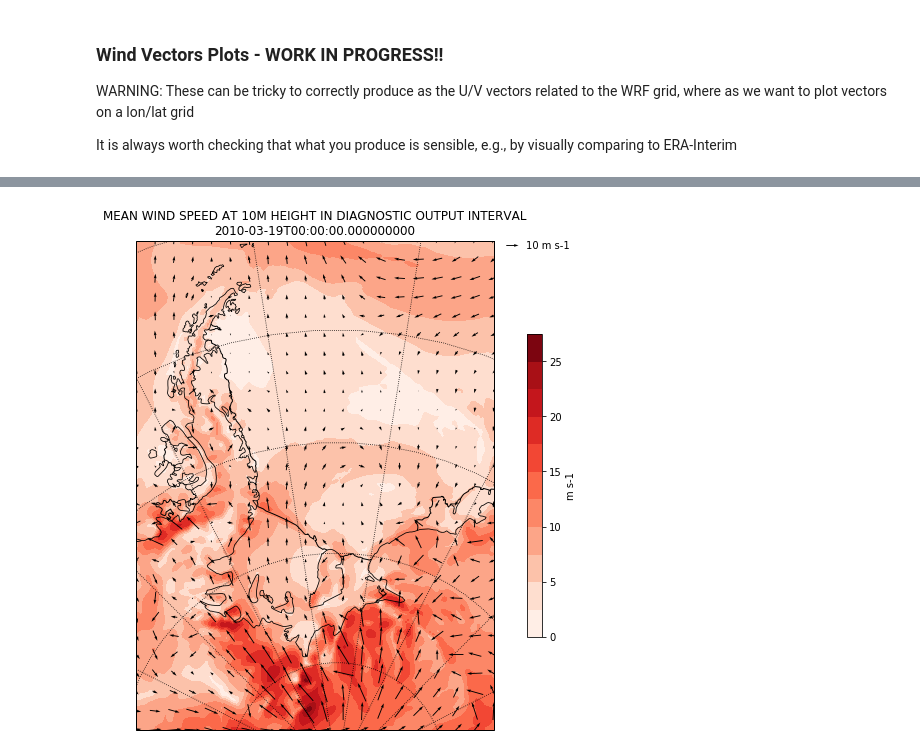
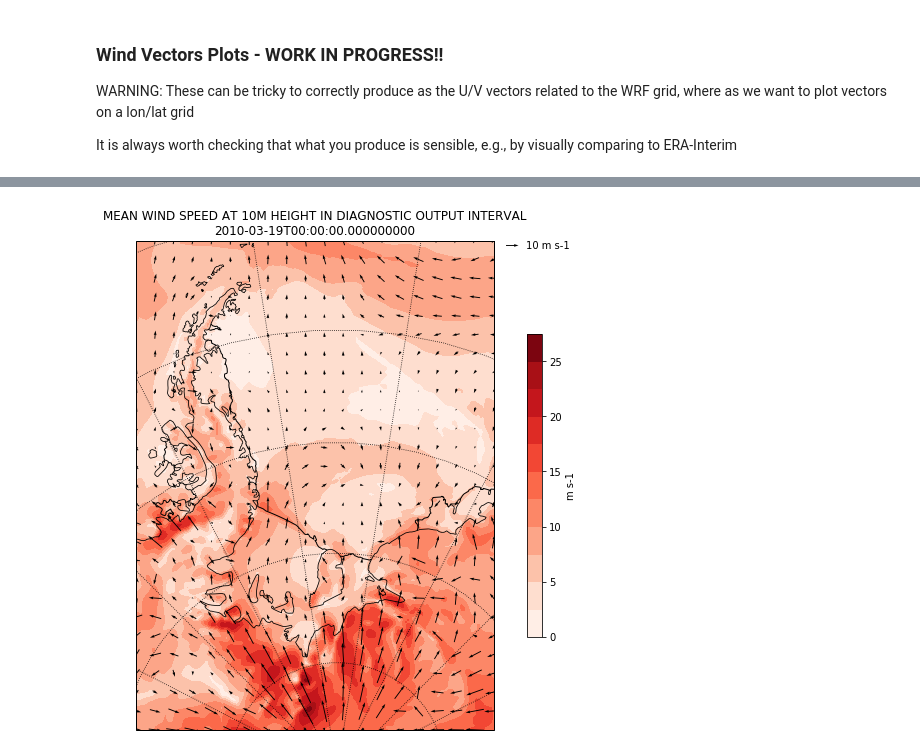
Before and after one commit to scotthosking/notebooks, a Jupyter notebook: read_wrf_into_xarray.ipynb, the cells around one changed output, grey strips where cells are left out. Cells and saved outputs as stored; diff of their text form; code cells hidden in the pictures.

Commit message:
now using uvmet to produce quiver/wind vector plot

```diff
--- a/read_wrf_into_xarray.ipynb
+++ b/read_wrf_into_xarray.ipynb
@@ -78,3 +101,13 @@ x0_y0 = wrf.ll_to_xy(dst, ds['XLAT'].values[0,0], ds['XLONG'].values[0,0])
+# %%
+#################################
+### copy chosen variables (my_var)
+### from src to dst
+#################################
+for name in list(my_vars):
+    variable = src.variables[name]
+    dst.createVariable(name, variable.datatype, variable.dimensions)
+    dst.variables[name][:] = src.variables[name][:]
+    dst[name].setncatts(src[name].__dict__)
 # %% [markdown]
 ### Create an Xarray Dataset of WRF variables
 # %%
@@ -182,3 +220,11 @@ It is always worth checking that what you produce is sensible, e.g., by visually
 ### Select the 2nd time instance from the U10MEAN DataArray, which is stored in the Dataset (ds)
 uwind = ds['U10MEAN'].isel(Time=1)
 vwind = ds['V10MEAN'].isel(Time=1)
+
+### Create earth-rotated Dataset
+# https://wrf-python.readthedocs.io/en/latest/user_api/generated/wrf.uvmet.html
+cone = 1 # ???
+uv   = wrf.uvmet(uwind, vwind, uwind.XLONG, uwind.XLAT,
+                     cen_lon, cone, meta=True, units='m s-1')
+
+uv
@@ -185,6 +250,7 @@ vwind = ds['V10MEAN'].isel(Time=1)
 # %%
 fig = plt.figure(figsize=(12,9))
 # Set the GeoAxes to the projection used by WRF
+cart_proj = wrf.get_cartopy(windspeed)
 ax = plt.axes(projection=cart_proj)
 
 # Add coastlines
@@ -192,37 +258,41 @@ ax.coastlines('50m', linewidth=0.8)
 ax.add_feature(cfe.NaturalEarthFeature('physical', 'antarctic_ice_shelves_lines', '50m',
                                            linewidth=1.0, edgecolor='k', facecolor='none'))
 
 # Plot the wind speed as a contour plot
-# qplt.contourf(windspeed, 20)
 plt.contourf(wrf.to_np(lons), wrf.to_np(lats), wrf.to_np(windspeed), 10,
                 transform=crs.PlateCarree(), cmap=get_cmap("Reds"))
 
 # Add a color bar
 cbar = plt.colorbar(ax=ax, shrink=.62)
 cbar.set_label(windspeed.units)
 
 # Set the map limits.  Not really necessary, but used for demonstration.
 ax.set_xlim(wrf.cartopy_xlim(windspeed))
 ax.set_ylim(wrf.cartopy_ylim(windspeed))
 
 # Add the gridlines
 ax.gridlines(color="black", linestyle="dotted")
 
 plt.title(windspeed.description+'\n'+str(windspeed.Time.values))
 
 # Add arrows to show the wind vectors !!!!
 x = uwind.XLONG.values
 y = uwind.XLAT.values
-u = uwind.values
-v = vwind.values
+u = uv[0].values
+v = uv[1].values
 
 Q = plt.quiver( x, y, u, v,
                pivot='middle',
                transform=crs.PlateCarree(),
-               regrid_shape=20 )
+               regrid_shape=20
+               )
 
 ### plot quiver key
-qk = plt.quiverkey(Q, 1.07, 0.99, 10, str(10)+' '+uwind.units, labelpos='E',
-                       coordinates='axes')
+qk = plt.quiverkey(Q,
+                   1.07, 0.99,                  # x,y label position
+                   10, str(10)+' '+uwind.units, # choose units + update string
+                   labelpos='E',                # add label to the right
+                   coordinates='axes'
+                   )
 # %% [output]
-[figure, old version]
+[figure, new version]
```
Also changed, not shown: parts of 9 cells of this notebook.
